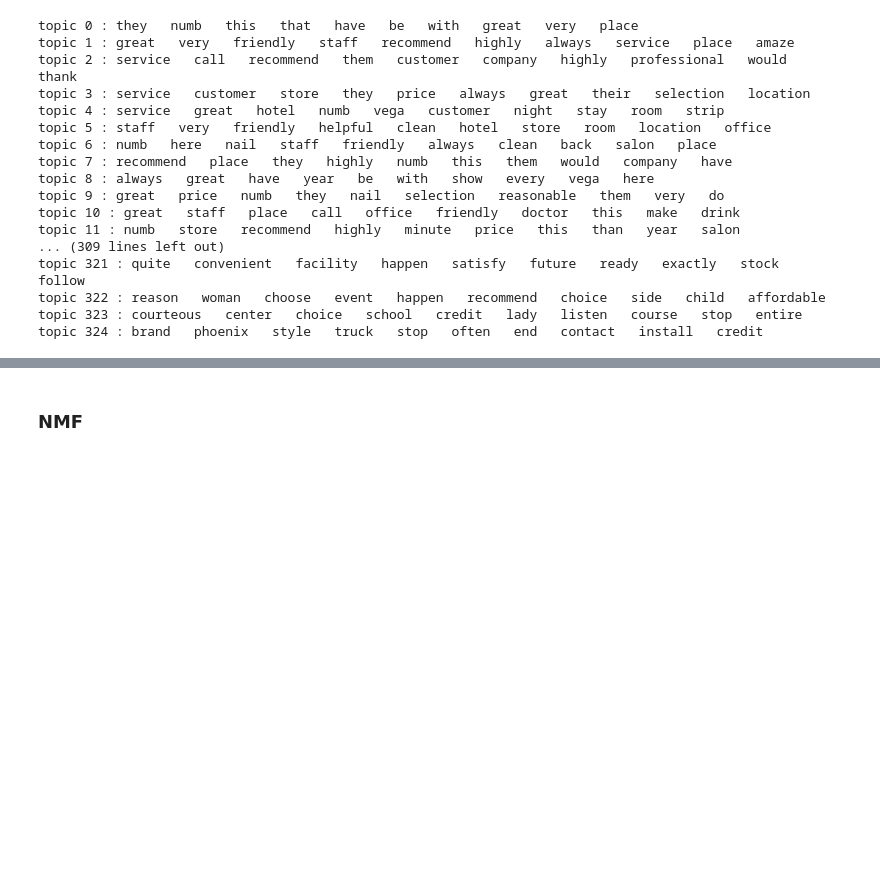
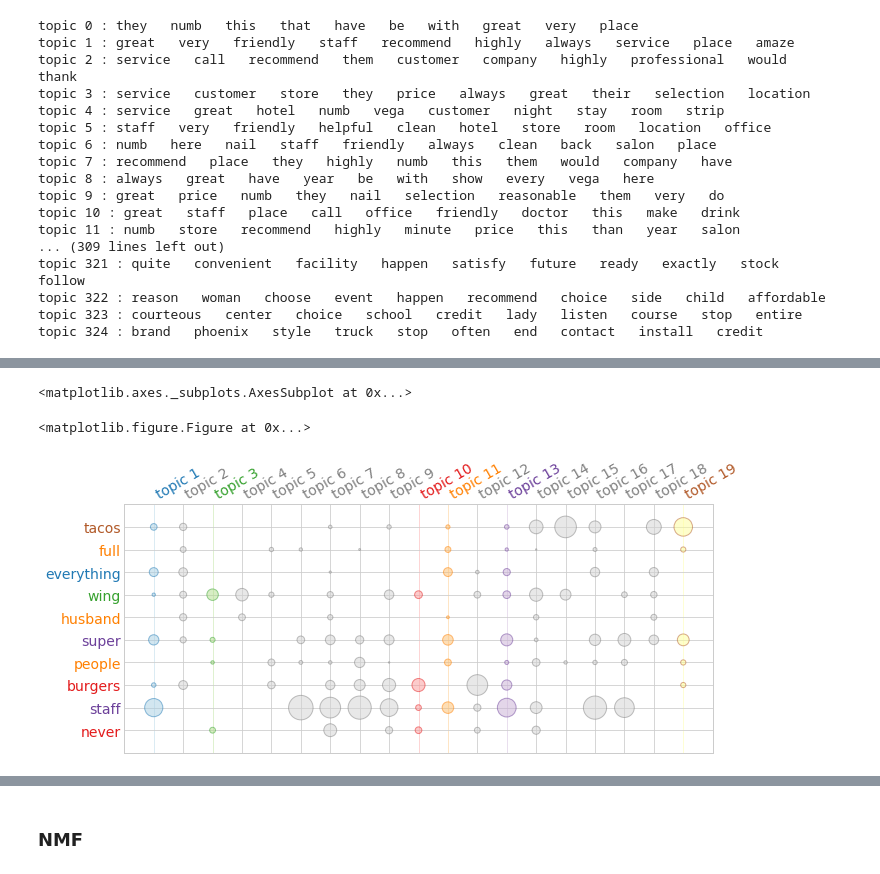
Before and after one commit to gd32/yelp_topic_modeling, a Jupyter notebook: notebooks/03_Vectorization_and_Topic_Modeling.ipynb, the cells around one changed output, grey strips where cells are left out. Saved outputs shown, nothing was run; the diff lists cells and outputs as text; code cells hidden in the pictures; blank space fills up the shorter version.

```diff
--- a/notebooks/03_Vectorization_and_Topic_Analysis.ipynb
+++ b/notebooks/03_Vectorization_and_Topic_Modeling.ipynb
@@ -185,0 +150,17 @@ np.save('../data/business_doc_topic_matrix.npy', lsa_dt_matrix_bs)
+# %%
+%%time
+lsa_model = textacy.TopicModel('lsa', n_topics=200)
+lsa_model.fit(doc_term_matrix)
+
+lsa_doc_topic_matrix = lsa_model.transform(doc_term_matrix)
+# %%
+plt.figure(figsize=(50, 35))
+lsa_model.termite_plot(doc_term_matrix,
+                       vectorizer.get_feature_names(),
+                       topics=[num for num in range(1, 20)],
+                       n_terms=10,
+                       highlight_topics=[1, 3, 10, 11, 13, 19])
+# %% [output]
+<matplotlib.axes._subplots.AxesSubplot at 0x...>
+<matplotlib.figure.Figure at 0x...>
+[figure, added]
```
Also changed, not shown: parts of 26 cells of this notebook, 4 other files.
